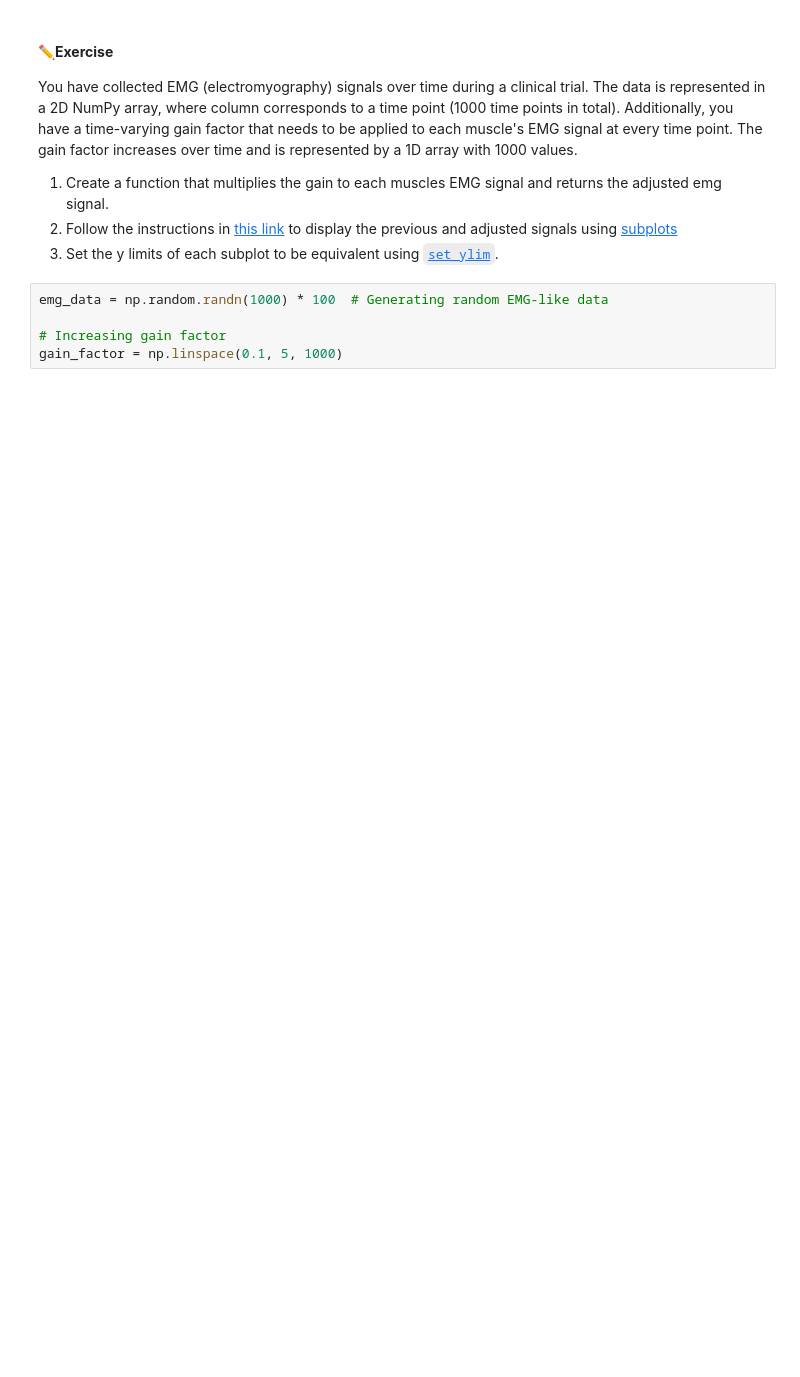
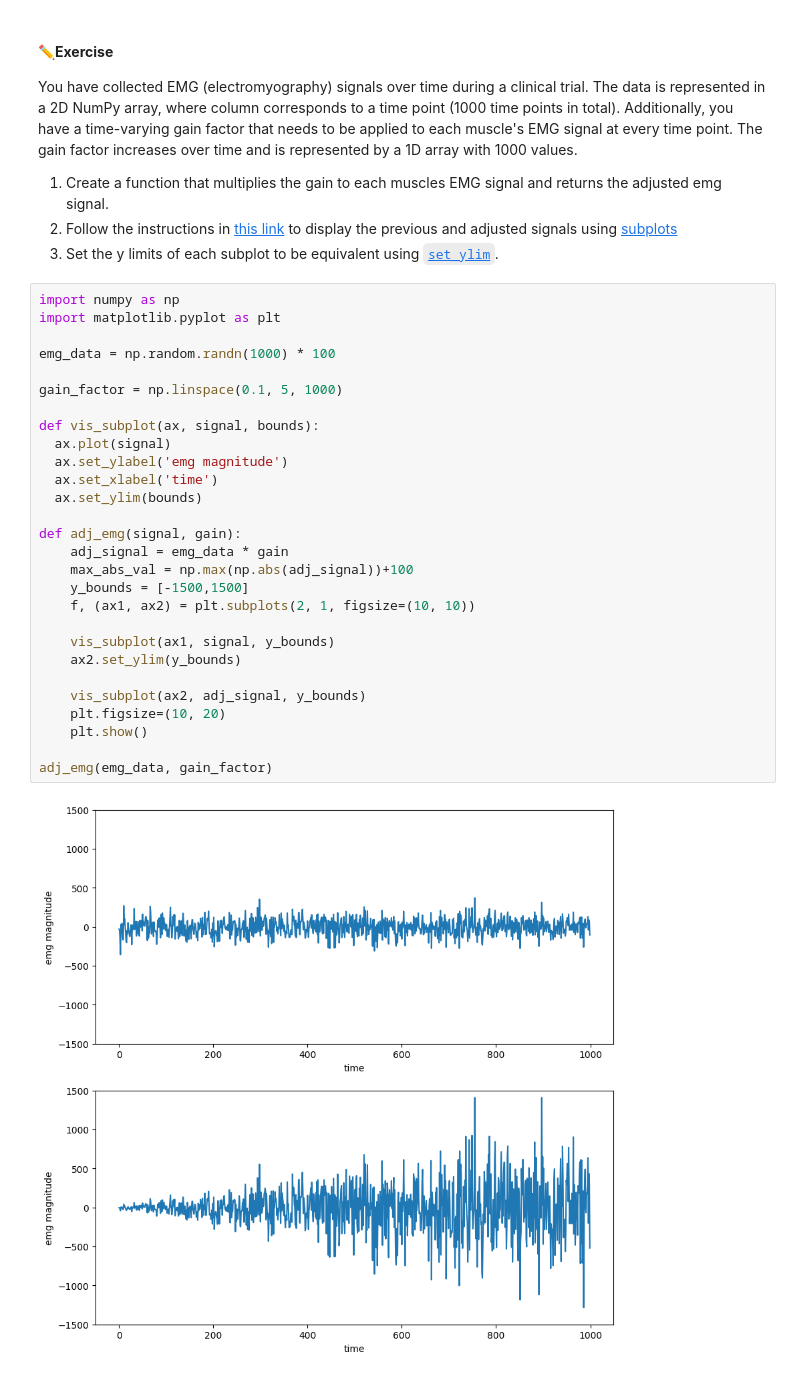
Before and after one commit to MichaelM19/bme3053c, a Jupyter notebook: lessons-solved/03_Matplotlib_and_Numpy.ipynb, the cells around one changed output. Saved outputs shown, nothing was run; the diff lists cells and outputs as text; blank space fills up the shorter version.

````diff
--- a/lessons-solved/03_Matplotlib_and_Numpy.ipynb
+++ b/lessons-solved/03_Matplotlib_and_Numpy.ipynb
@@ -201,8 +215,33 @@ You have collected EMG (electromyography) signals over time during a clinical tr
 1. Create a function that multiplies the gain to each muscles EMG signal and returns the adjusted emg signal.
 2. Follow the instructions in [this link](https://matplotlib.org/stable/gallery/subplots_axes_and_figures/share_axis_lims_views.html#sphx-glr-gallery-subplots-axes-and-figures-share-axis-lims-views-py) to display the previous and adjusted signals using [subplots](https://matplotlib.org/stable/api/_as_gen/matplotlib.pyplot.subplot.html)
 3. Set the y limits of each subplot to be equivalent using [```set_ylim```](https://matplotlib.org/stable/api/_as_gen/matplotlib.axes.Axes.set_ylim.html).
-# %%
-emg_data = np.random.randn(1000) * 100  # Generating random EMG-like data
-
-# Increasing gain factor
-gain_factor = np.linspace(0.1, 5, 1000)
+# %%
+import numpy as np
+import matplotlib.pyplot as plt
+
+emg_data = np.random.randn(1000) * 100
+
+gain_factor = np.linspace(0.1, 5, 1000)
+
+def vis_subplot(ax, signal, bounds):
+  ax.plot(signal)
+  ax.set_ylabel('emg magnitude')
+  ax.set_xlabel('time')
+  ax.set_ylim(bounds)
+
+def adj_emg(signal, gain):
+    adj_signal = emg_data * gain
+    max_abs_val = np.max(np.abs(adj_signal))+100
+    y_bounds = [-1500,1500]
+    f, (ax1, ax2) = plt.subplots(2, 1, figsize=(10, 10))
+
+    vis_subplot(ax1, signal, y_bounds)
+    ax2.set_ylim(y_bounds)
+
+    vis_subplot(ax2, adj_signal, y_bounds)
+    plt.figsize=(10, 20)
+    plt.show()
+
+adj_emg(emg_data, gain_factor)
+# %% [output]
+[figure, added]
````
Also changed, not shown: parts of 8 cells of this notebook.
